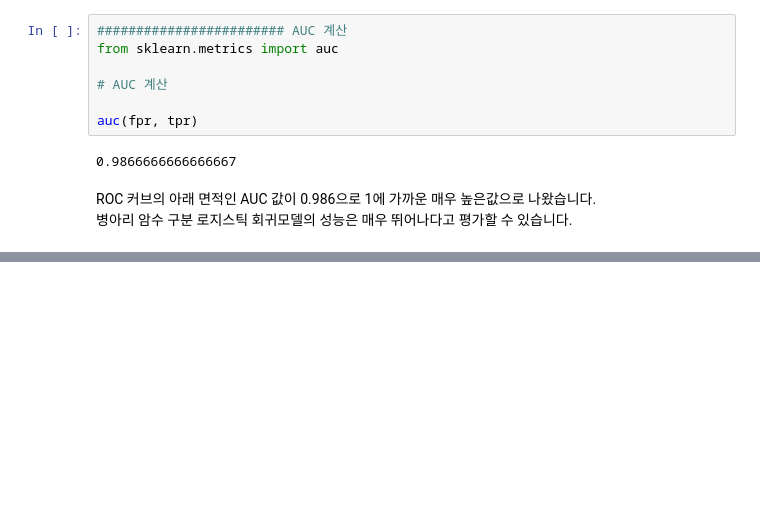
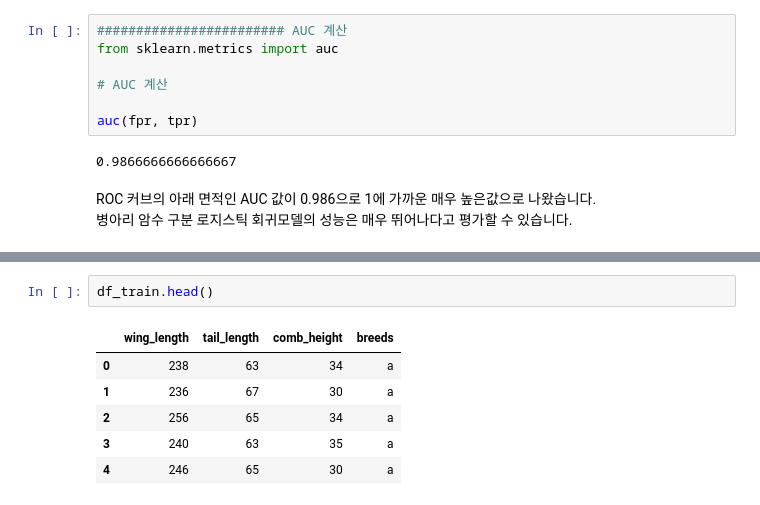
Before and after one commit to hyejinbeck/Chick-Growth, a Jupyter notebook: Analysis.ipynb, the cells around one changed output, grey strips where cells are left out. Drawn from its saved outputs; the diff is of its cells as text; blank space fills up the shorter version.

```diff
--- a/Analysis.ipynb
+++ b/Analysis.ipynb
@@ -1350,0 +1370,9 @@ ROC 커브의 아래 면적인 AUC 값이 0.986으로 1에 가까운 매우 높
+# %%
+df_train.head()
+# %% [output]
+|  | wing_length | tail_length | comb_height | breeds |
+| 0 | 238 | 63 | 34 | a |
+| 1 | 236 | 67 | 30 | a |
+| 2 | 256 | 65 | 34 | a |
+| 3 | 240 | 63 | 35 | a |
+| 4 | 246 | 65 | 30 | a |
```
Also changed, not shown: parts of 44 cells of this notebook.
